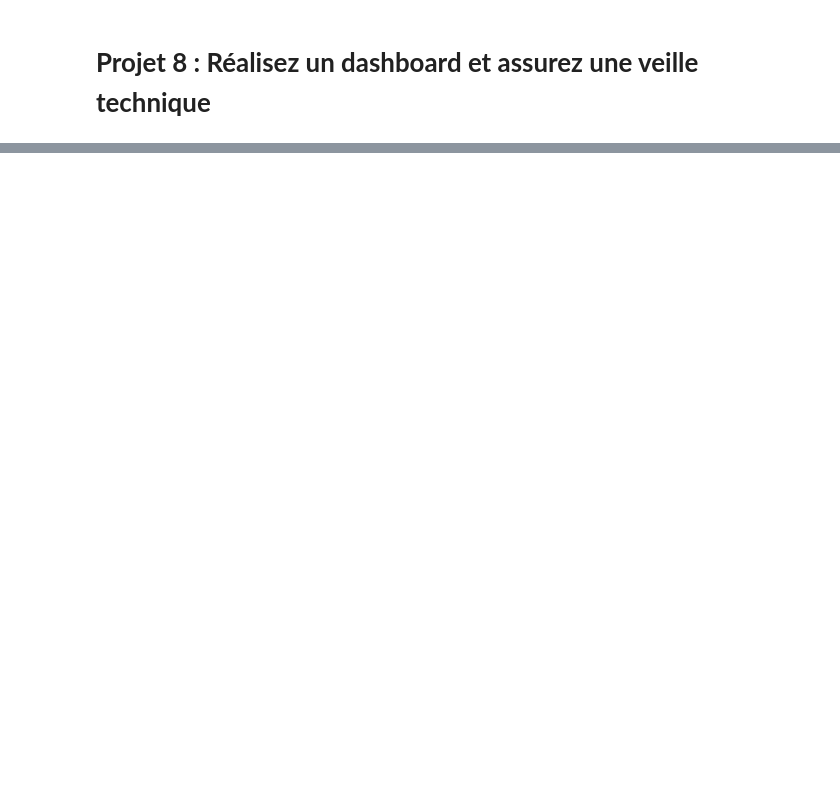
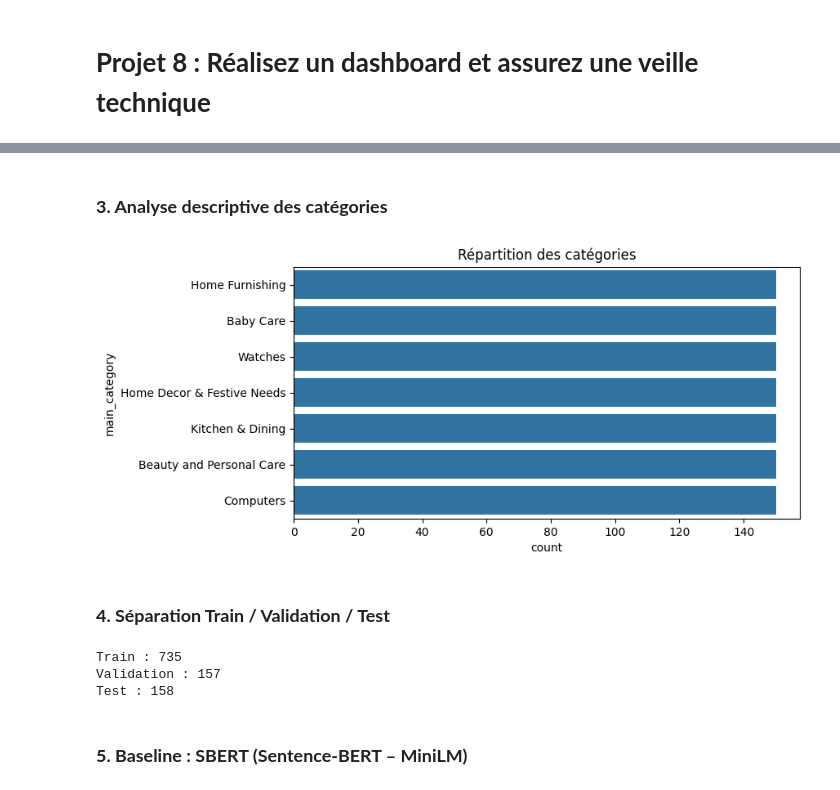
Before and after one commit to MargauxDupeyron/OC-P8-Realisez-un-dashboard-et-assurez-une-veille-technique, a Jupyter notebook: projet8_notebook_veille.ipynb, the cells around one changed output, grey strips where cells are left out. Cells and saved outputs as stored; diff of their text form; code cells hidden in the pictures; blank space fills up the shorter version.

```diff
--- a/projet8_notebook_veille.ipynb
+++ b/projet8_notebook_veille.ipynb
@@ -49,0 +435,9 @@ data.head(3)
+# %%
+freq = Counter()
+for tokens in data["tokens"]:
+    freq.update(tokens)
+
+top_100 = set([w for w, _ in freq.most_common(100)])
+stopwords_nltk = set(stopwords.words("english"))
+
+stopwords_final = top_100.union(stopwords_nltk)
@@ -49,0 +446,9 @@ data.head(3)
+# %%
+data["tokens_clean"] = data["tokens"].apply(
+    lambda tokens: [
+        w for w in tokens
+        if w not in stopwords_final
+        and w.isalpha()
+        and len(w) > 2
+    ]
+)
@@ -49,0 +457,6 @@ data.head(3)
+# %%
+lemmatizer = WordNetLemmatizer()
+
+data["tokens_lemmatized"] = data["tokens_clean"].apply(
+    lambda tokens: [lemmatizer.lemmatize(w) for w in tokens]
+)
@@ -49,0 +465,3 @@ data.head(3)
+# %%
+data["text_final"] = data["tokens_lemmatized"].apply(lambda x: " ".join(x))
+data[["text_final", "main_category"]].head()
@@ -49,0 +475,11 @@ data.head(3)
+# %% [markdown]
+### **3. Analyse descriptive des catégories**
+# %%
+plt.figure(figsize=(8,4))
+sns.countplot(y=data["main_category"], order=data["main_category"].value_counts().index)
+plt.title("Répartition des catégories")
+plt.show()
+# %% [output]
+[figure, added]
+# %% [markdown]
+### **4. Séparation Train / Validation / Test**
@@ -49,0 +503,10 @@ data.head(3)
+# %%
+print("Train :", X_train.shape[0])
+print("Validation :", X_val.shape[0])
+print("Test :", X_test.shape[0])
+# %% [output]
+Train : 735
+Validation : 157
+Test : 158
+# %% [markdown]
+### **5. Baseline : SBERT (Sentence-BERT – MiniLM)**
```
Also changed, not shown: parts of 64 cells of this notebook, 3 other files.
